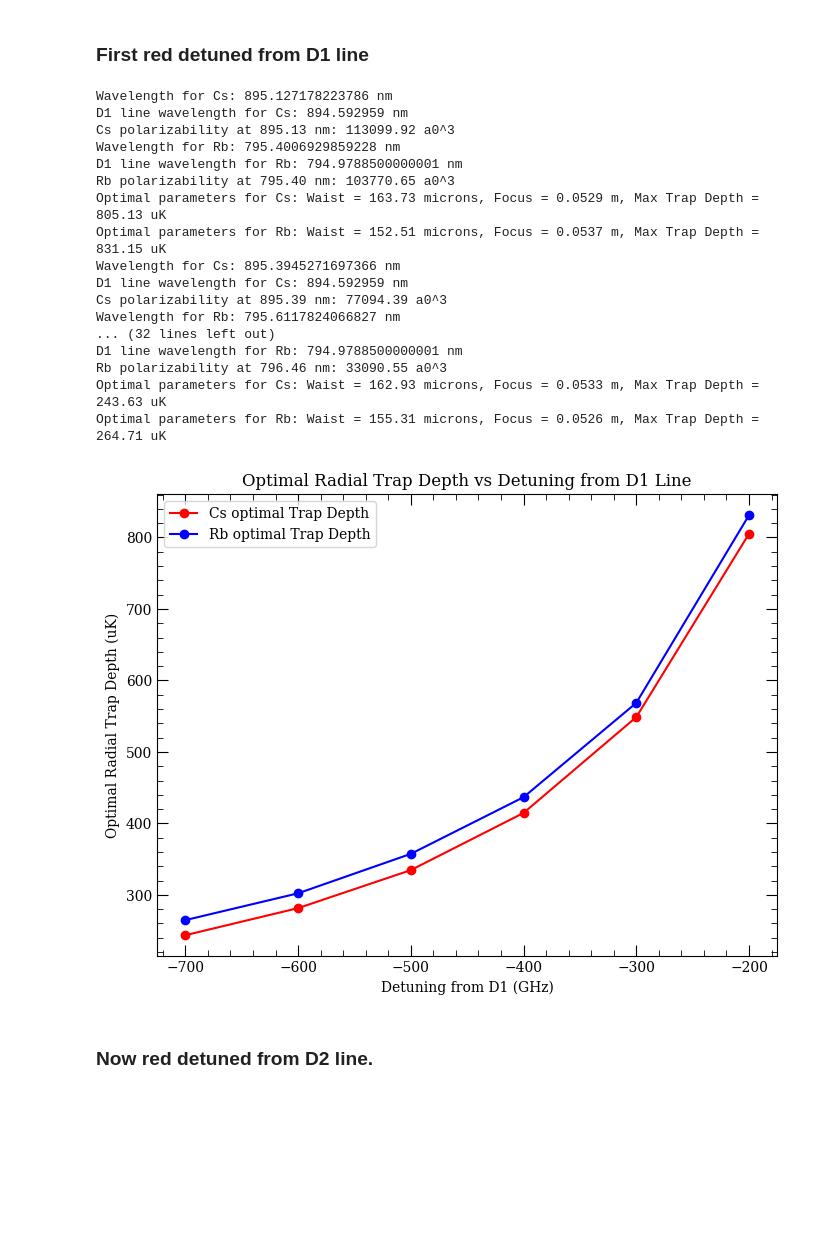
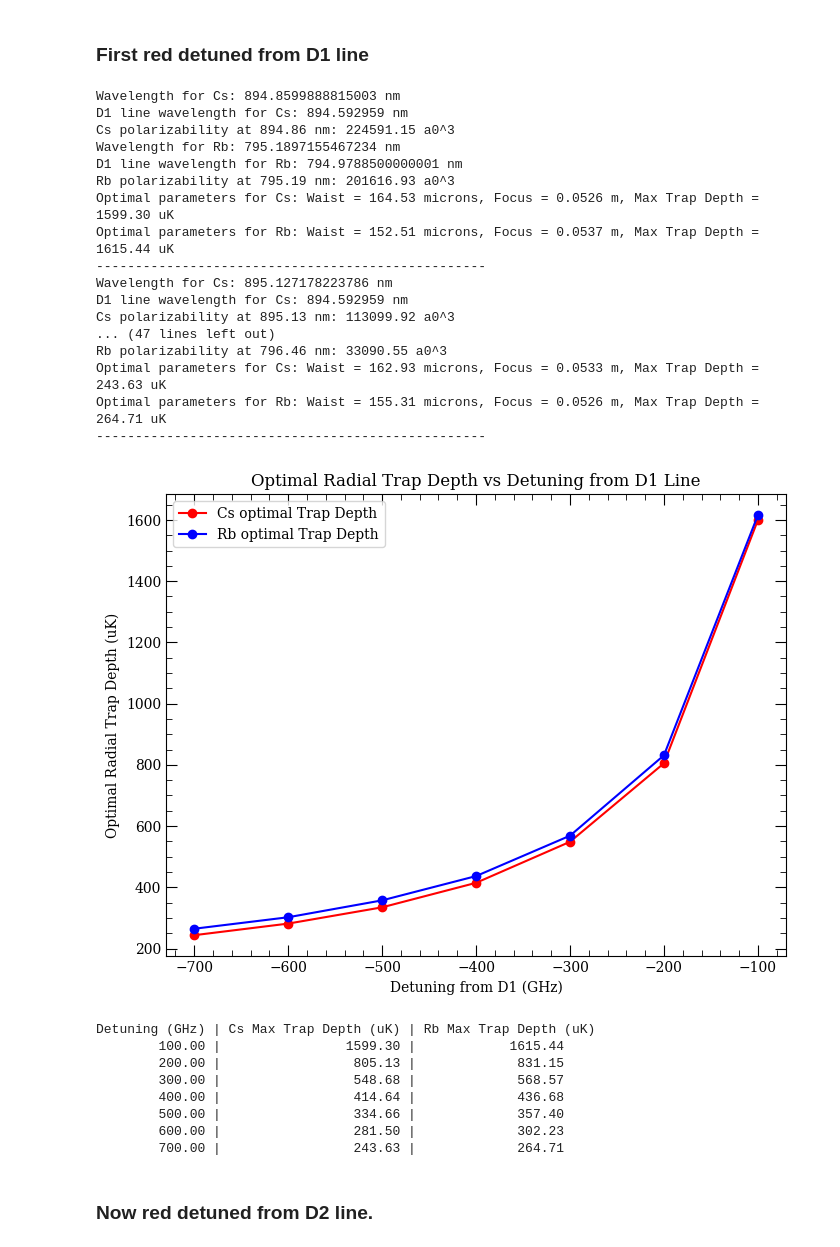
Before and after one commit to Lopez-Santi/RbCs-simulations, a Jupyter notebook: lattice transport/nearDetunedLatticeTransport.ipynb, the cells around one changed output. Saved outputs shown, nothing was run; the diff lists cells and outputs as text; code cells hidden in the pictures; blank space fills up the shorter version.

```diff
--- a/lattice transport/nearDetunedLatticeTransport.ipynb
+++ b/lattice transport/nearDetunedLatticeTransport.ipynb
@@ -330,7 +330,7 @@ Optimal parameters for Rb: Waist = 155.31 microns, Focus = 0.0526 m, Max Trap De
 ### First red detuned from D1 line
 # %%
 # perform the same optimization as above but now sweep over the detuning from D1 line as well
-detunings = np.linspace(200, 700, 6)  # detunings from D1 line in GHz
+detunings = np.linspace(100, 700, 7)  # detunings from D1 line in GHz
 rb_data_array = []
 cs_data_array = []
 rb_wavelengths = []
@@ -427,45 +427,58 @@ for freq in detunings:
     optimal_waists_Cs.append(waist_array[opt_params_Cs[0]])
     optimal_focuses_Cs.append(focus_array[opt_params_Cs[1]])
 
     optimal_waists_Rb.append(waist_array[opt_params_Rb[0]])
     optimal_focuses_Rb.append(focus_array[opt_params_Rb[1]])
     print("--------------------------------------------------")
 
 # convert to numpy arrays
 rb_data_array = np.array(rb_data_array)
 cs_data_array = np.array(cs_data_array)
 
 # plot the maximum trap depth as a function of transport distance
 max_trap_depths_Cs = [np.max(data) for data in cs_data_array]
 max_trap_depths_Rb = [np.max(data) for data in rb_data_array]
 
 plt.figure(figsize=(8, 6))
 plt.plot(-1*detunings, max_trap_depths_Cs, 'r-o', label='Cs optimal Trap Depth')
 plt.plot(-1*detunings, max_trap_depths_Rb, 'b-o', label='Rb optimal Trap Depth')
 plt.xlabel('Detuning from D1 (GHz)')
 plt.ylabel('Optimal Radial Trap Depth (uK)')
 plt.title('Optimal Radial Trap Depth vs Detuning from D1 Line')
 plt.legend()
 plt.show()
+
+# print a table of traph depths vs detuning
+print("Detuning (GHz) | Cs Max Trap Depth (uK) | Rb Max Trap Depth (uK)")
+for i in range(len(detunings)):
+    print(f"{detunings[i]:14.2f} | {max_trap_depths_Cs[i]:22.2f} | {max_trap_depths_Rb[i]:18.2f}")
 # %% [output]
+Wavelength for Cs: 894.8599888815003 nm
+D1 line wavelength for Cs: 894.592959 nm
+Cs polarizability at 894.86 nm: 224591.15 a0^3
+Wavelength for Rb: 795.1897155467234 nm
+D1 line wavelength for Rb: 794.9788500000001 nm
+Rb polarizability at 795.19 nm: 201616.93 a0^3
+Optimal parameters for Cs: Waist = 164.53 microns, Focus = 0.0526 m, Max Trap Depth = 1599.30 uK
+Optimal parameters for Rb: Waist = 152.51 microns, Focus = 0.0537 m, Max Trap Depth = 1615.44 uK
+--------------------------------------------------
 Wavelength for Cs: 895.127178223786 nm
 D1 line wavelength for Cs: 894.592959 nm
 Cs polarizability at 895.13 nm: 113099.92 a0^3
-Wavelength for Rb: 795.4006929859228 nm
-D1 line wavelength for Rb: 794.9788500000001 nm
-Rb polarizability at 795.40 nm: 103770.65 a0^3
-Optimal parameters for Cs: Waist = 163.73 microns, Focus = 0.0529 m, Max Trap Depth = 805.13 uK
-Optimal parameters for Rb: Waist = 152.51 microns, Focus = 0.0537 m, Max Trap Depth = 831.15 uK
-Wavelength for Cs: 895.3945271697366 nm
-D1 line wavelength for Cs: 894.592959 nm
-Cs polarizability at 895.39 nm: 77094.39 a0^3
-Wavelength for Rb: 795.6117824066827 nm
-... (32 lines left out)
-D1 line wavelength for Rb: 794.9788500000001 nm
+... (47 lines left out)
 Rb polarizability at 796.46 nm: 33090.55 a0^3
 Optimal parameters for Cs: Waist = 162.93 microns, Focus = 0.0533 m, Max Trap Depth = 243.63 uK
 Optimal parameters for Rb: Waist = 155.31 microns, Focus = 0.0526 m, Max Trap Depth = 264.71 uK
+--------------------------------------------------
-[figure, old version]
+[figure, new version]
+Detuning (GHz) | Cs Max Trap Depth (uK) | Rb Max Trap Depth (uK)
+        100.00 |                1599.30 |            1615.44
+        200.00 |                 805.13 |             831.15
+        300.00 |                 548.68 |             568.57
+        400.00 |                 414.64 |             436.68
+        500.00 |                 334.66 |             357.40
+        600.00 |                 281.50 |             302.23
+        700.00 |                 243.63 |             264.71
 # %% [markdown]
 ### Now red detuned from D2 line.
 # %%
```
Also changed, not shown: parts of 3 cells of this notebook, 2 other files.
